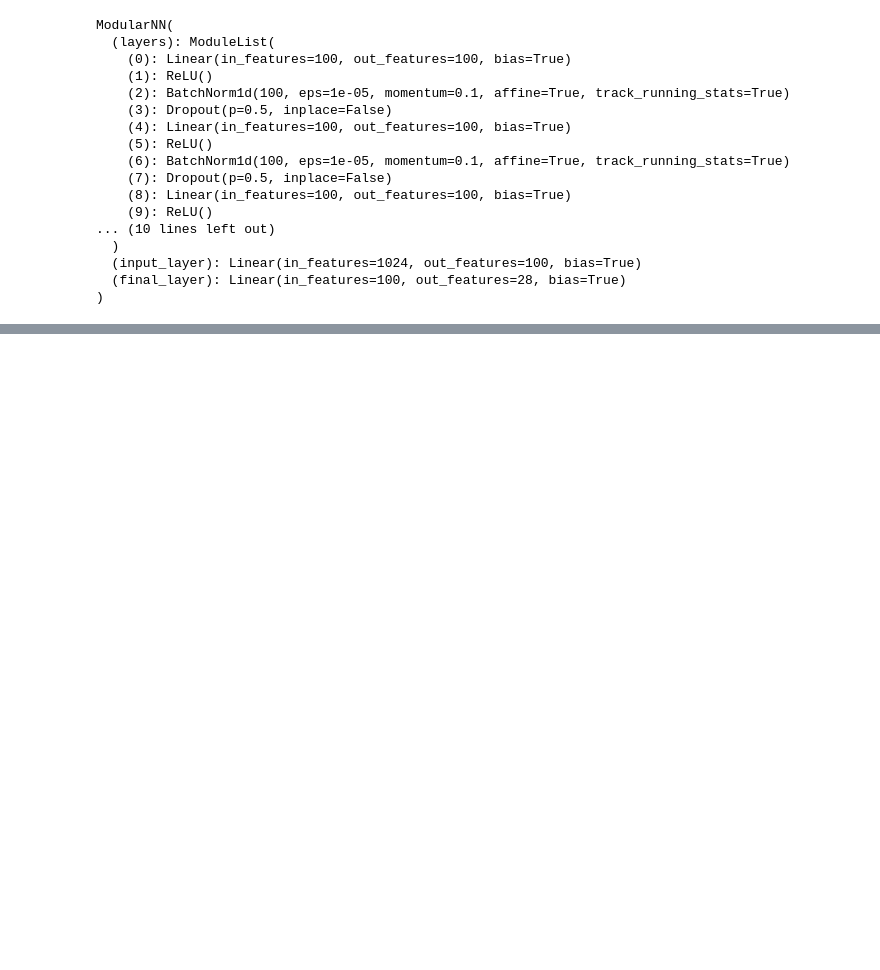
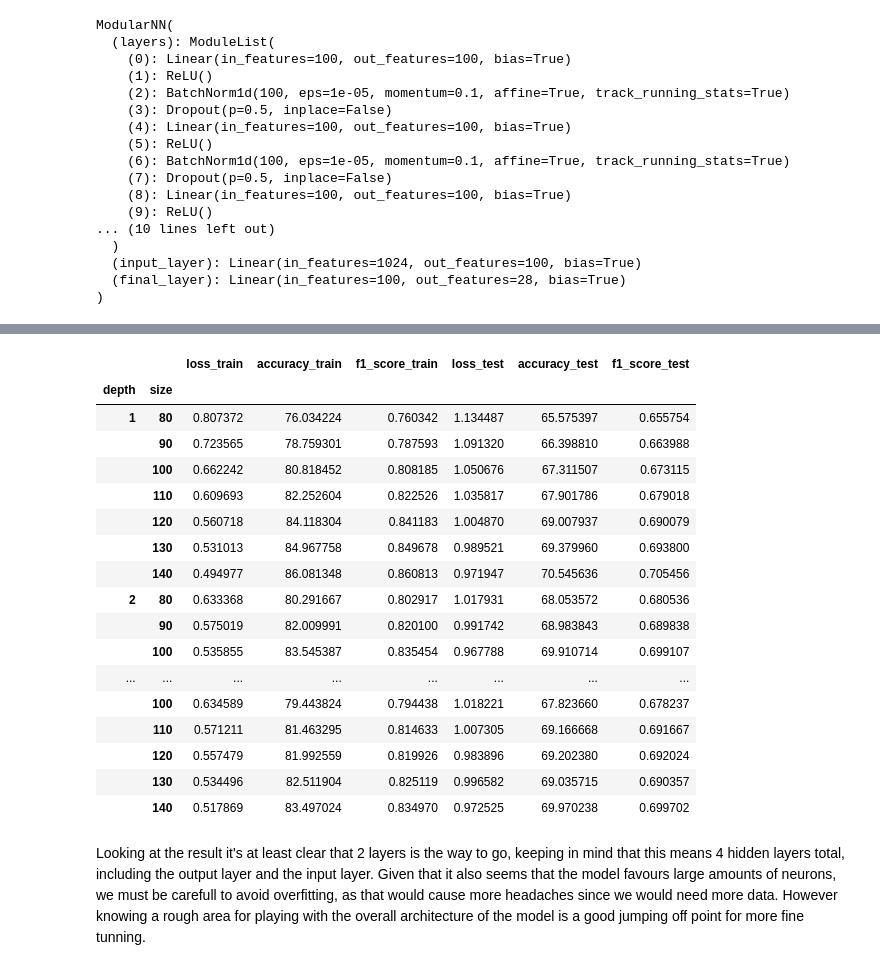
Before and after one commit to IlinKaragjozov/ComVis_with_Pytorch, a Jupyter notebook: Arab_Letter_Classification.ipynb, the cells around one changed output, grey strips where cells are left out. Cells and saved outputs as stored; diff of their text form; code cells hidden in the pictures; blank space fills up the shorter version.

Commit message:
Hyperparameter tunning (learning rate, depth of network, number of nodes in the layers.

```diff
--- a/Arab_Letter_Classification.ipynb
+++ b/Arab_Letter_Classification.ipynb
@@ -305,7 +306,7 @@ def SingleTrain(layer_size, depth, num_epochs, learning_rate, printing = False,
 
     return train_metrics, test_metrics
 # %%
-depths=[2,3,4,5,6,7,8,9,10]
+depths=[1,2,3,4]
 layer_sizes=[30, 40, 50, 60, 70, 80, 90, 100, 110]
 
 ran_depths = random.choices(depths, k=10)
@@ -313,16 +314,17 @@ ran_sizes = random.choices(layer_sizes, k=10)
 # %%
 training_data=[]
 testing_data=[]
-parameters={'rate':[], 'depth':[], 'size':[]}
+parameters={'depth':[], 'size':[]}
 k=0
 for depth, size in zip(ran_depths, ran_sizes):
     print(depth, size)
     tr_metric, ts_metric = SingleTrain(layer_size=size, depth=depth, num_epochs=200, learning_rate=0.001, printing=True)
     training_data.append(tr_metric)
     testing_data.append(ts_metric)
-    parameters['rate'].append(rate)
+    #parameters['rate'].append(rate) initially was looking into a range of learning rates, but very quickly found out that 0.001 is a good balance of speed and stability
     parameters['depth'].append(depth)
     parameters['size'].append(size)
     k+=1
     print(f'{k} down, {10-k} to go')
+    print('------------------------')
 # %% [output]
@@ -345,0 +351,23 @@ Epoch: 190 | Train loss: 0.93044 | Train accuracy: 68.832% | Train f1 0.688 | Te
+# %%
+depths_2=[1,2,3,]
+layer_sizes_2=[80, 90, 100, 110, 120, 130, 140]
+
+ran_depths_2 = random.choices(depths_2, k=100)
+ran_sizes_2 = random.choices(layer_sizes_2, k=100)
+
+parameters={'loss_train':[], 'accuracy_train':[], 'f1_score_train':[],'loss_test':[], 'accuracy_test':[], 'f1_score_test':[], 'depth':[], 'size':[]}
+k=0
+for depth, size in zip(ran_depths_2, ran_sizes_2):
+    print(depth, size)
+    tr_metric, ts_metric = SingleTrain(layer_size=size, depth=depth, num_epochs=200, learning_rate=0.001, printing=False)
+    parameters['loss_train'].append(tr_metric['loss'][-1])
+    parameters['loss_test'].append(ts_metric['loss'][-1])
+    parameters['accuracy_train'].append(tr_metric['accuracy'][-1])
+    parameters['accuracy_test'].append(ts_metric['accuracy'][-1])
+    parameters['f1_score_train'].append(tr_metric['f1_score'][-1])
+    parameters['f1_score_test'].append(ts_metric['f1_score'][-1])
+    parameters['depth'].append(depth)
+    parameters['size'].append(size)
+    k+=1
+    print(f'{k} down, {100-k} to go')
+    print('------------------------')
@@ -345,0 +392,26 @@ Epoch: 190 | Train loss: 0.93044 | Train accuracy: 68.832% | Train f1 0.688 | Te
+# %%
+parameters_df=pd.DataFrame(parameters)
+grouped=parameters_df.groupby(['depth', 'size']).mean()
+
+grouped
+# %% [output]
+|  |  | loss_train | accuracy_train | f1_score_train | loss_test | accuracy_test | f1_score_test |
+| depth | size |  |  |  |  |  |  |
+| 1 | 80 | 0.807372 | 76.034224 | 0.760342 | 1.134487 | 65.575397 | 0.655754 |
+|  | 90 | 0.723565 | 78.759301 | 0.787593 | 1.091320 | 66.398810 | 0.663988 |
+|  | 100 | 0.662242 | 80.818452 | 0.808185 | 1.050676 | 67.311507 | 0.673115 |
+|  | 110 | 0.609693 | 82.252604 | 0.822526 | 1.035817 | 67.901786 | 0.679018 |
+|  | 120 | 0.560718 | 84.118304 | 0.841183 | 1.004870 | 69.007937 | 0.690079 |
+|  | 130 | 0.531013 | 84.967758 | 0.849678 | 0.989521 | 69.379960 | 0.693800 |
+|  | 140 | 0.494977 | 86.081348 | 0.860813 | 0.971947 | 70.545636 | 0.705456 |
+| 2 | 80 | 0.633368 | 80.291667 | 0.802917 | 1.017931 | 68.053572 | 0.680536 |
+|  | 90 | 0.575019 | 82.009991 | 0.820100 | 0.991742 | 68.983843 | 0.689838 |
+|  | 100 | 0.535855 | 83.545387 | 0.835454 | 0.967788 | 69.910714 | 0.699107 |
+| ... | ... | ... | ... | ... | ... | ... | ... |
+|  | 100 | 0.634589 | 79.443824 | 0.794438 | 1.018221 | 67.823660 | 0.678237 |
+|  | 110 | 0.571211 | 81.463295 | 0.814633 | 1.007305 | 69.166668 | 0.691667 |
+|  | 120 | 0.557479 | 81.992559 | 0.819926 | 0.983896 | 69.202380 | 0.692024 |
+|  | 130 | 0.534496 | 82.511904 | 0.825119 | 0.996582 | 69.035715 | 0.690357 |
+|  | 140 | 0.517869 | 83.497024 | 0.834970 | 0.972525 | 69.970238 | 0.699702 |
+# %% [markdown]
+Looking at the result it's at least clear that 2 layers is the way to go, keeping in mind that this means 4 hidden layers total, including the output layer and the input layer. Given that it also seems that the model favours large amounts of neurons, we must be carefull to avoid overfitting, as that would cause more headaches since we would need more data. However knowing a rough area for playing with the overall architecture of the model is a good jumping off point for more fine tunning.
```
Also changed, not shown: parts of 13 cells of this notebook.
